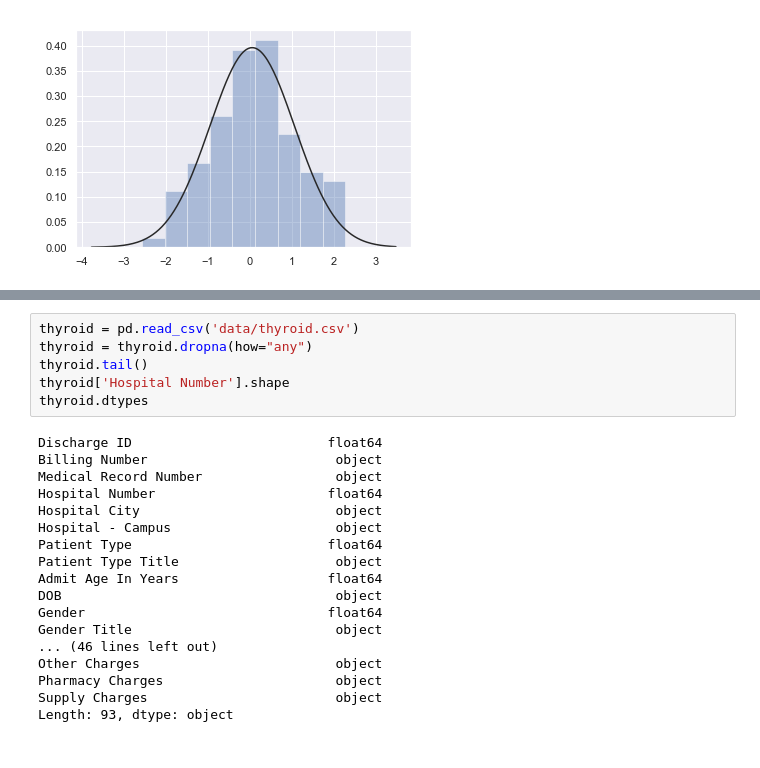
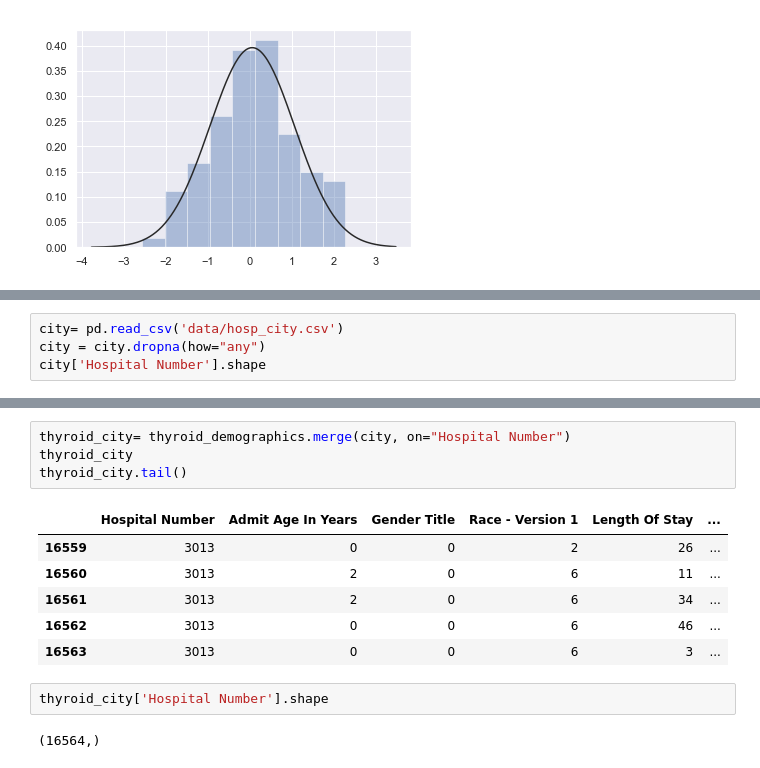
Before and after one commit to heathertrinh1017/Final-Project, a Jupyter notebook: ht.ipynb, the cells around one changed output, grey strips where cells are left out. Drawn from its saved outputs; the diff is of its cells as text.

```diff
--- a/ht.ipynb
+++ b/ht.ipynb
@@ -375,0 +403,4 @@ ax=sns.distplot(x,fit=norm,kde=False)
+# %%
+city= pd.read_csv('data/hosp_city.csv')
+city = city.dropna(how="any")
+city['Hospital Number'].shape
@@ -423,24 +418,15 @@ Name: Hospital Number, dtype: int64
-# %%
-thyroid = pd.read_csv('data/thyroid.csv')
-thyroid = thyroid.dropna(how="any")
-thyroid.tail()
-thyroid['Hospital Number'].shape
-thyroid.dtypes
-# %% [output]
-Discharge ID                         float64
-Billing Number                        object
-Medical Record Number                 object
-Hospital Number                      float64
-Hospital City                         object
-Hospital - Campus                     object
-Patient Type                         float64
-Patient Type Title                    object
-Admit Age In Years                   float64
-DOB                                   object
-Gender                               float64
-Gender Title                          object
-... (46 lines left out)
-Other Charges                         object
-Pharmacy Charges                      object
-Supply Charges                        object
-Length: 93, dtype: object
+# %%
+thyroid_city= thyroid_demographics.merge(city, on="Hospital Number")
+thyroid_city
+thyroid_city.tail()
+# %% [output]
+|  | Hospital Number | Admit Age In Years | Gender Title | Race - Version 1 | Length Of Stay | ... |
+| 16559 | 3013 | 0 | 0 | 2 | 26 | ... |
+| 16560 | 3013 | 2 | 0 | 6 | 11 | ... |
+| 16561 | 3013 | 2 | 0 | 6 | 34 | ... |
+| 16562 | 3013 | 0 | 0 | 6 | 46 | ... |
+| 16563 | 3013 | 0 | 0 | 6 | 3 | ... |
+# %%
+thyroid_city['Hospital Number'].shape
+# %% [output]
+(16564,)
```
Also changed, not shown: parts of 16 cells of this notebook, 2 other files.
